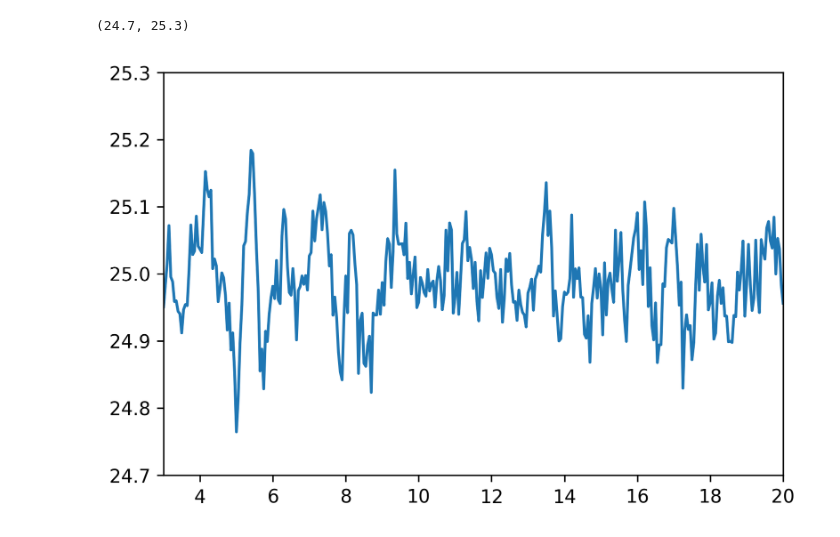
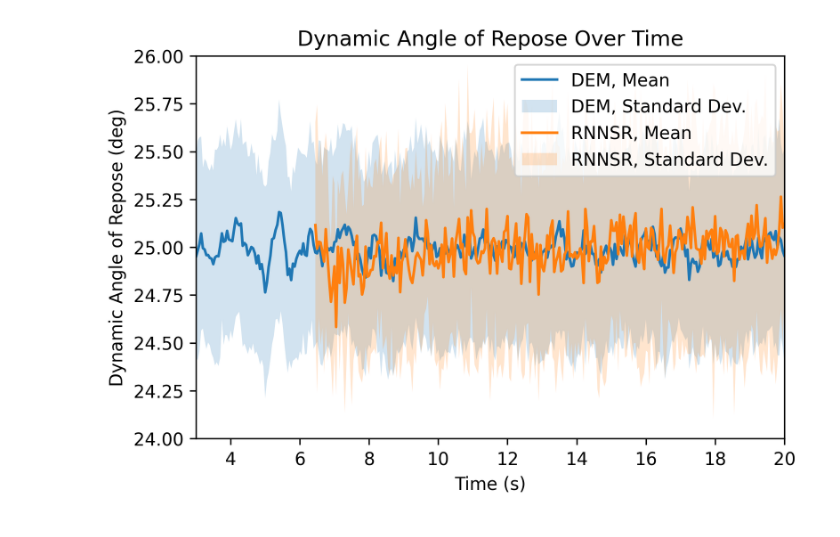
Before and after one commit to elispelis/DEM-Dissertation, a Jupyter notebook: src/AoR_comparison.ipynb, the cells around one changed output. Drawn from its saved outputs; the diff is of its cells as text; code cells hidden in the pictures.

```diff
--- a/src/AoR_comparison.ipynb
+++ b/src/AoR_comparison.ipynb
@@ -92,14 +92,40 @@ plots_path = rf"{sim_path[:-4]}_data\Export_Data\extrap_algo_plots"
 #     delta_means.append(delta_mean)
 #     delta_stds.append(delta_std)
 #     delta_covs.append(delta_cov)
-# %%
-dem_daor_path = rf"V:\GrNN_EDEM-Sims\{sim_name}_data\Export_Data\dem_sim_plots\actual_DAoR.csv"
-dem_daor = np.genfromtxt(dem_daor_path, delimiter=",")
-
-plt.figure(dpi=300)
-plt.plot(dem_daor[:,0], dem_daor[:,1])
-plt.xlim(left=3, right=20)
-plt.ylim(bottom=24.7, top=25.3)
-# %% [output]
-(24.7, 25.3)
-[figure, removed]
+# %%
+dem_daor_path = rf"V:\GrNN_EDEM-Sims\{sim_name}_data\Export_Data\dem_sim_plots\actual_DAoR.csv"
+dem_daor = np.genfromtxt(dem_daor_path, delimiter=",")
+
+rnnsr_daor_path =  rf"V:\GrNN_EDEM-Sims\{sim_name}_data\Export_Data\RNNSR_plots\35_12_35_sl15_3_6.5_0.05s_plots_30ep_128batch\_DAoR.csv"
+rnnsr_daor = np.genfromtxt(rnnsr_daor_path, delimiter=",")
+
+mean_dem = dem_daor[:, 1]
+std_dev_dem = dem_daor[:, 2]
+
+mean_rnnsr = rnnsr_daor[:, 1]
+std_dev_rnnsr = rnnsr_daor[:, 2]
+
+# Plot the mean data
+plt.figure(dpi=300)
+plt.plot(dem_daor[:, 0], mean_dem, label='DEM, Mean')
+
+# Plot the error area
+plt.fill_between(dem_daor[:, 0], mean_dem - std_dev_dem, mean_dem + std_dev_dem, alpha=0.2, label='DEM, Standard Dev.')
+
+plt.plot(rnnsr_daor[:, 0], mean_rnnsr, label='RNNSR, Mean')
+
+# Plot the error area
+plt.fill_between(rnnsr_daor[:, 0], mean_rnnsr - std_dev_rnnsr, mean_rnnsr + std_dev_rnnsr, alpha=0.2, label='RNNSR, Standard Dev.')
+
+plt.xlim(left=3, right=20)
+plt.ylim(bottom=24, top=26)
+
+# Add labels and legend
+plt.xlabel('Time (s)')
+plt.ylabel('Dynamic Angle of Repose (deg)')
+plt.title('Dynamic Angle of Repose Over Time')
+plt.legend()
+
+plt.show()
+# %% [output]
+[figure, added]
```
Also changed, not shown: parts of 7 cells of this notebook, 3 other files.
